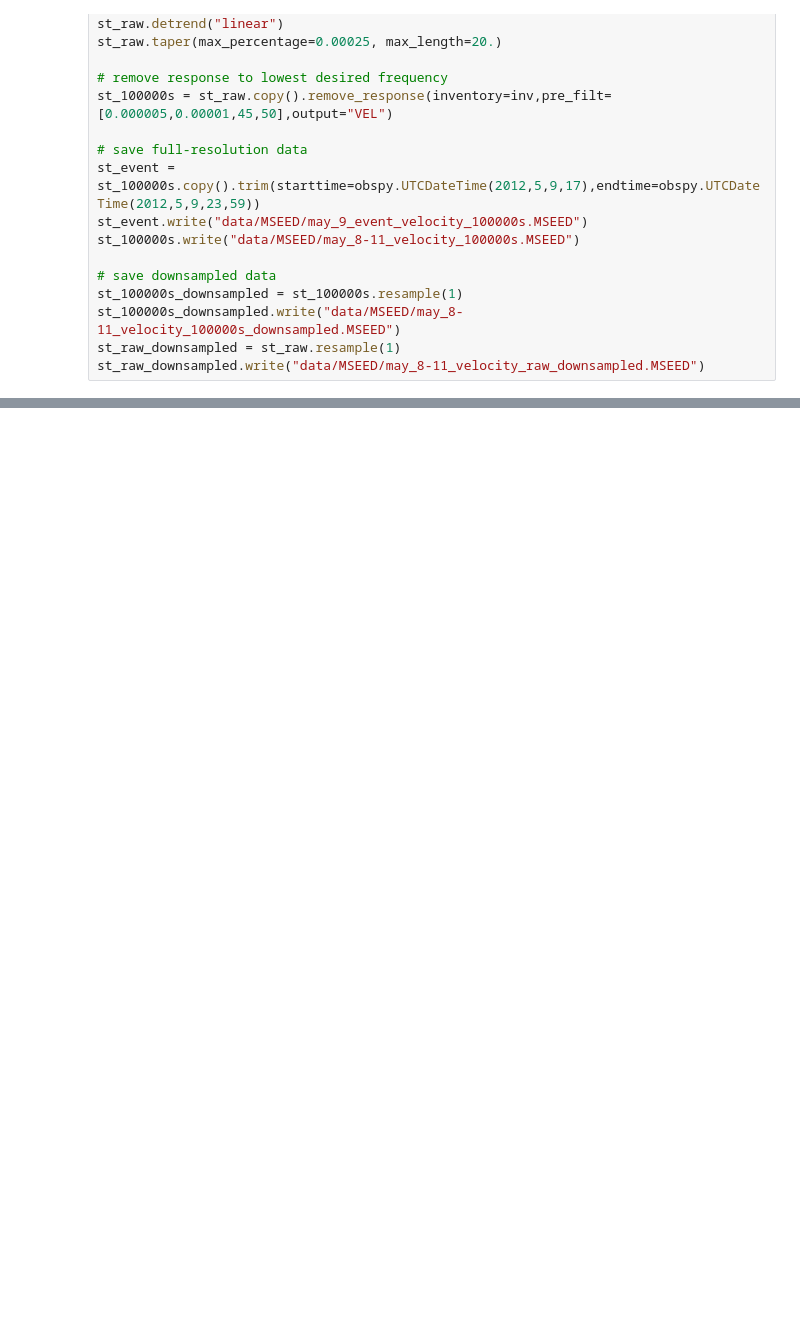
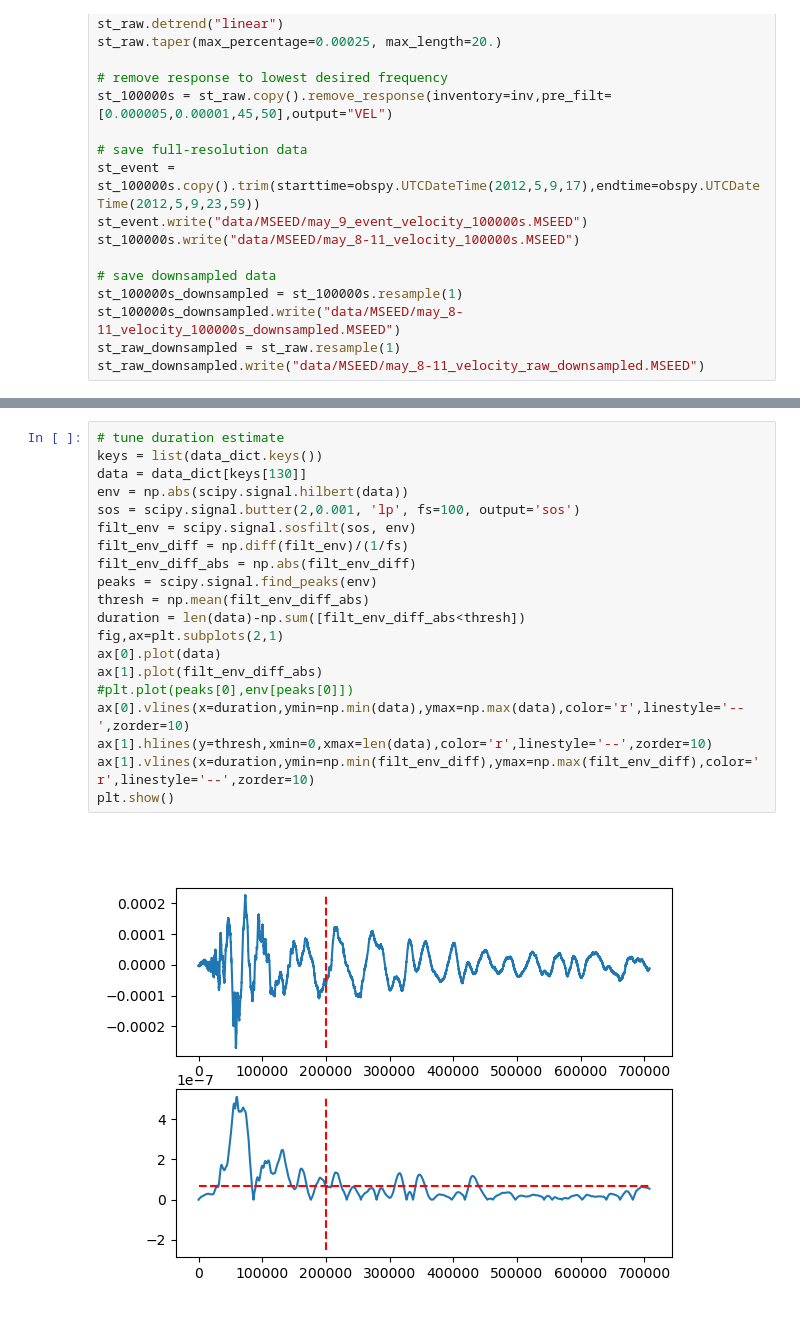
Before and after one commit to stepholinger/may_9, a Jupyter notebook: plotting.ipynb, the cells around one changed output, grey strips where cells are left out. Cells and saved outputs as stored; diff of their text form; blank space fills up the shorter version.

```diff
--- a/plotting.ipynb
+++ b/plotting.ipynb
@@ -404,0 +412,22 @@ plt.savefig('frequency_scalings.png')
+# %%
+# tune duration estimate
+keys = list(data_dict.keys())
+data = data_dict[keys[130]]
+env = np.abs(scipy.signal.hilbert(data))
+sos = scipy.signal.butter(2,0.001, 'lp', fs=100, output='sos')
+filt_env = scipy.signal.sosfilt(sos, env)
+filt_env_diff = np.diff(filt_env)/(1/fs)
+filt_env_diff_abs = np.abs(filt_env_diff)
+peaks = scipy.signal.find_peaks(env)
+thresh = np.mean(filt_env_diff_abs)
+duration = len(data)-np.sum([filt_env_diff_abs<thresh])
+fig,ax=plt.subplots(2,1)
+ax[0].plot(data)
+ax[1].plot(filt_env_diff_abs)
+#plt.plot(peaks[0],env[peaks[0]])
+ax[0].vlines(x=duration,ymin=np.min(data),ymax=np.max(data),color='r',linestyle='--',zorder=10)
+ax[1].hlines(y=thresh,xmin=0,xmax=len(data),color='r',linestyle='--',zorder=10)
+ax[1].vlines(x=duration,ymin=np.min(filt_env_diff),ymax=np.max(filt_env_diff),color='r',linestyle='--',zorder=10)
+plt.show()
+# %% [output]
+[figure, added]
```
Also changed, not shown: parts of 4 cells of this notebook, 1 other file.
